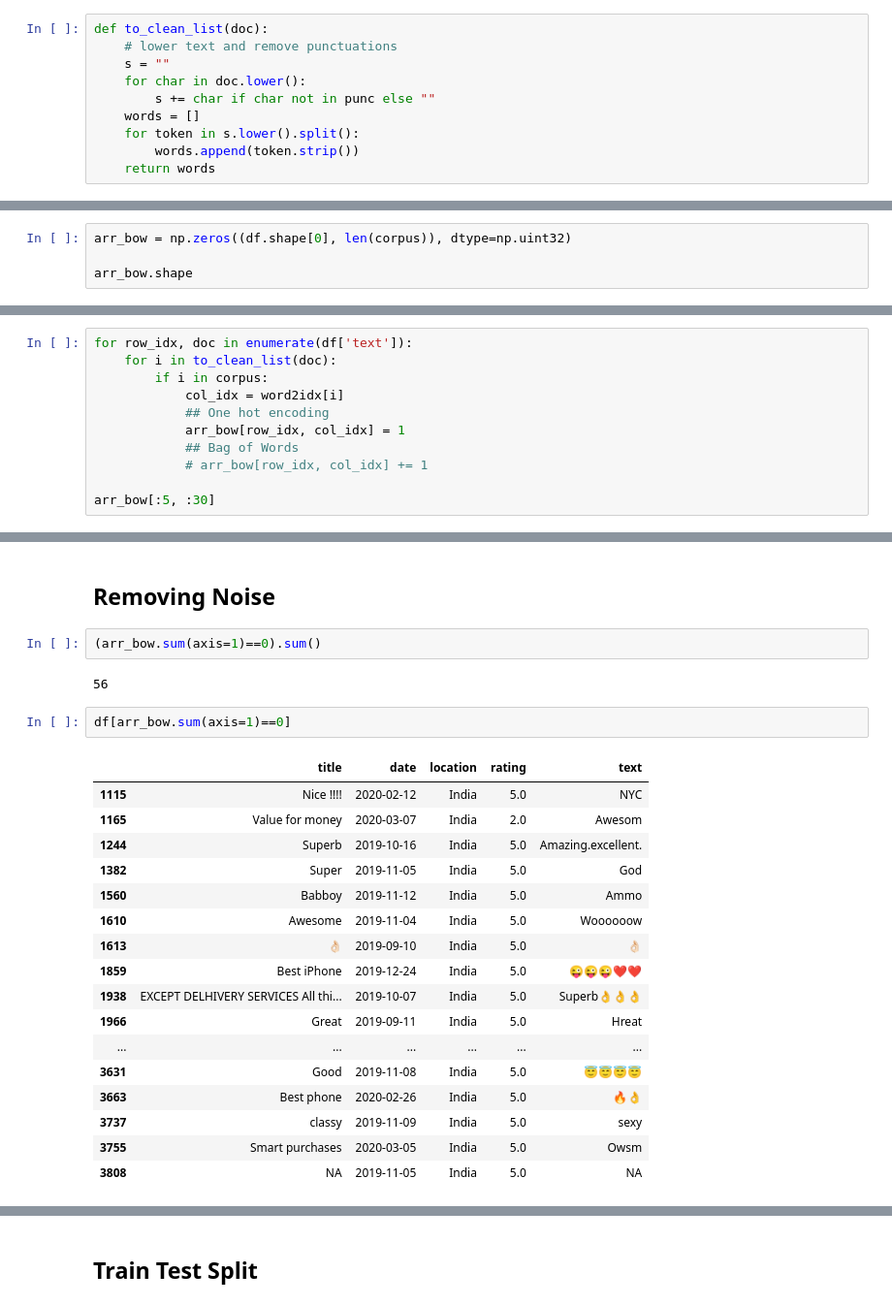
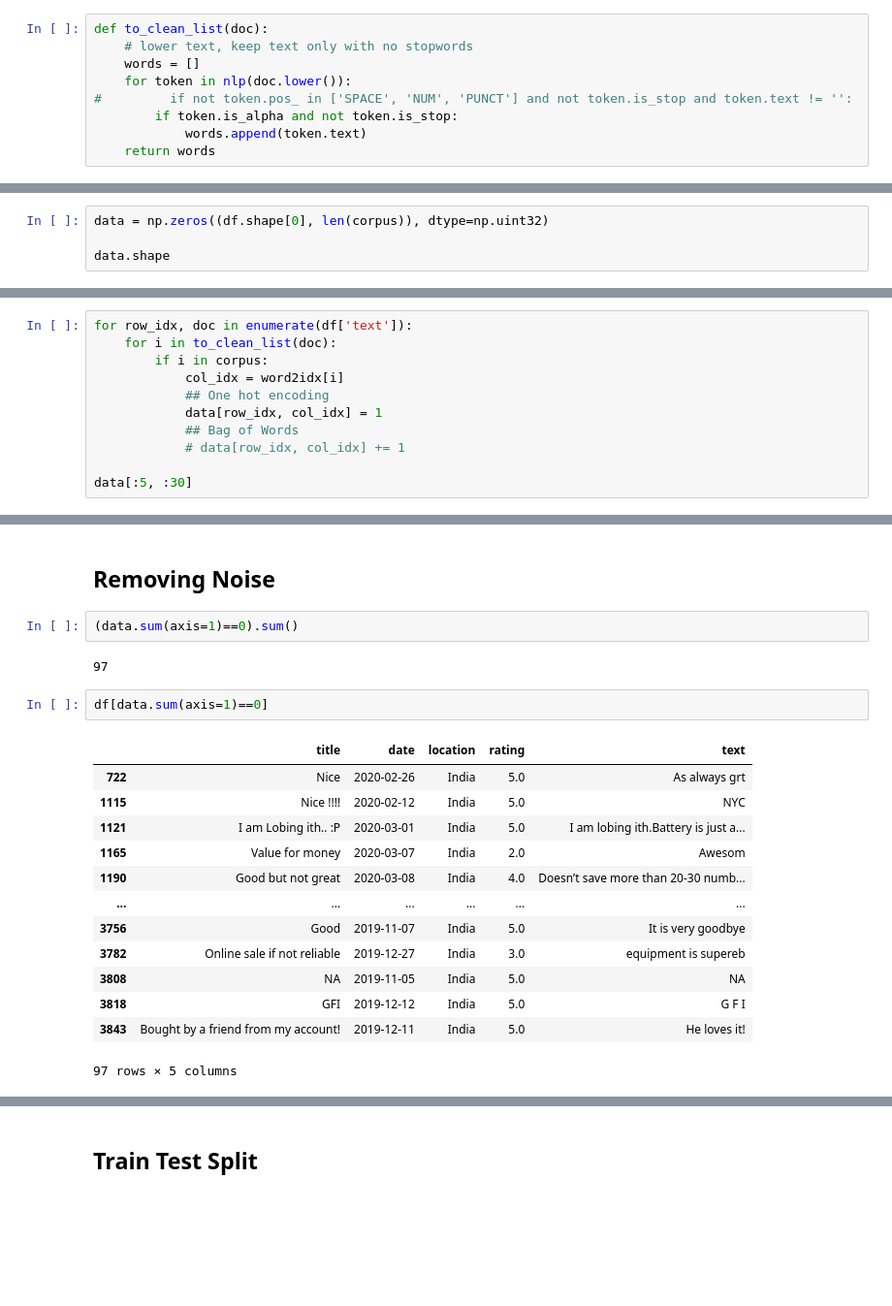
Before and after one commit to gstdl/Amazon-IPhone-XR-Product-Review-Topic-Modeling, a Jupyter notebook: jupyter_notebooks/4a. Word2Vec using Tensorflow (Draft).ipynb, the cells around one changed output, grey strips where cells are left out. Shown at 97% size. Saved outputs shown, nothing was run; the diff lists cells and outputs as text; blank space fills up the shorter version.

```diff
--- a/jupyter_notebooks/4a. Word2Vec using Tensorflow (Draft).ipynb
+++ b/jupyter_notebooks/4a. Word2Vec using Tensorflow (Draft).ipynb
@@ -74,13 +66,12 @@ df['rating'].value_counts().sort_index().plot.bar(xlabel='rating', ylabel='count
 plt.show()
 # %% [output]
 [figure]
-# %%
-def to_clean_list(doc):
-    # lower text and remove punctuations
-    s = ""
-    for char in doc.lower():
-        s += char if char not in punc else ""
-    words = []
-    for token in s.lower().split():
-        words.append(token.strip())
-    return words
+# %%
+def to_clean_list(doc):
+    # lower text, keep text only with no stopwords
+    words = []
+    for token in nlp(doc.lower()):
+#         if not token.pos_ in ['SPACE', 'NUM', 'PUNCT'] and not token.is_stop and token.text != '':
+        if token.is_alpha and not token.is_stop:
+            words.append(token.text)
+    return words
@@ -176,5 +187,5 @@ len(corpus)
 # %%
-arr_bow = np.zeros((df.shape[0], len(corpus)), dtype=np.uint32)
+data = np.zeros((df.shape[0], len(corpus)), dtype=np.uint32)
 
-arr_bow.shape
+data.shape
 # %% [output]
@@ -185,9 +196,9 @@ for row_idx, doc in enumerate(df['text']):
         if i in corpus:
             col_idx = word2idx[i]
             ## One hot encoding
-            arr_bow[row_idx, col_idx] = 1
+            data[row_idx, col_idx] = 1
             ## Bag of Words
-            # arr_bow[row_idx, col_idx] += 1
+            # data[row_idx, col_idx] += 1
 
-arr_bow[:5, :30]
+data[:5, :30]
 # %% [output]
@@ -208,27 +219,23 @@ arr_bow.shape
 # %% [markdown]
 ## Removing Noise
 # %%
-(arr_bow.sum(axis=1)==0).sum()
+(data.sum(axis=1)==0).sum()
 # %% [output]
-56
+97
 # %%
-df[arr_bow.sum(axis=1)==0]
+df[data.sum(axis=1)==0]
 # %% [output]
 |  | title | date | location | rating | text |
+| 722 | Nice | 2020-02-26 | India | 5.0 | As always grt |
 | 1115 | Nice !!!! | 2020-02-12 | India | 5.0 | NYC |
+| 1121 | I am Lobing ith.. :P | 2020-03-01 | India | 5.0 | I am lobing ith.Battery is just a... |
 | 1165 | Value for money | 2020-03-07 | India | 2.0 | Awesom |
-| 1244 | Superb | 2019-10-16 | India | 5.0 | Amazing.excellent. |
-| 1382 | Super | 2019-11-05 | India | 5.0 | God |
-| 1560 | Babboy | 2019-11-12 | India | 5.0 | Ammo |
-| 1610 | Awesome | 2019-11-04 | India | 5.0 | Woooooow |
-| 1613 | 👌🏻 | 2019-09-10 | India | 5.0 | 👌🏻 |
-| 1859 | Best iPhone | 2019-12-24 | India | 5.0 | 😜😜😜❤️❤️ |
-| 1938 | EXCEPT DELHIVERY SERVICES All thi... | 2019-10-07 | India | 5.0 | Superb👌👌👌 |
-| 1966 | Great | 2019-09-11 | India | 5.0 | Hreat |
+| 1190 | Good but not great | 2020-03-08 | India | 4.0 | Doesn’t save more than 20-30 numb... |
 | ... | ... | ... | ... | ... | ... |
-| 3631 | Good | 2019-11-08 | India | 5.0 | 😇😇😇😇 |
-| 3663 | Best phone | 2020-02-26 | India | 5.0 | 🔥👌 |
-| 3737 | classy | 2019-11-09 | India | 5.0 | sexy |
-| 3755 | Smart purchases | 2020-03-05 | India | 5.0 | Owsm |
+| 3756 | Good | 2019-11-07 | India | 5.0 | It is very goodbye |
+| 3782 | Online sale if not reliable | 2019-12-27 | India | 3.0 | equipment is supereb |
 | 3808 | NA | 2019-11-05 | India | 5.0 | NA |
+| 3818 | GFI | 2019-12-12 | India | 5.0 | G F I |
+| 3843 | Bought by a friend from my account! | 2019-12-11 | India | 5.0 | He loves it! |
+97 rows × 5 columns
 # %%
```
Also changed, not shown: parts of 46 cells of this notebook, 5 other files.
